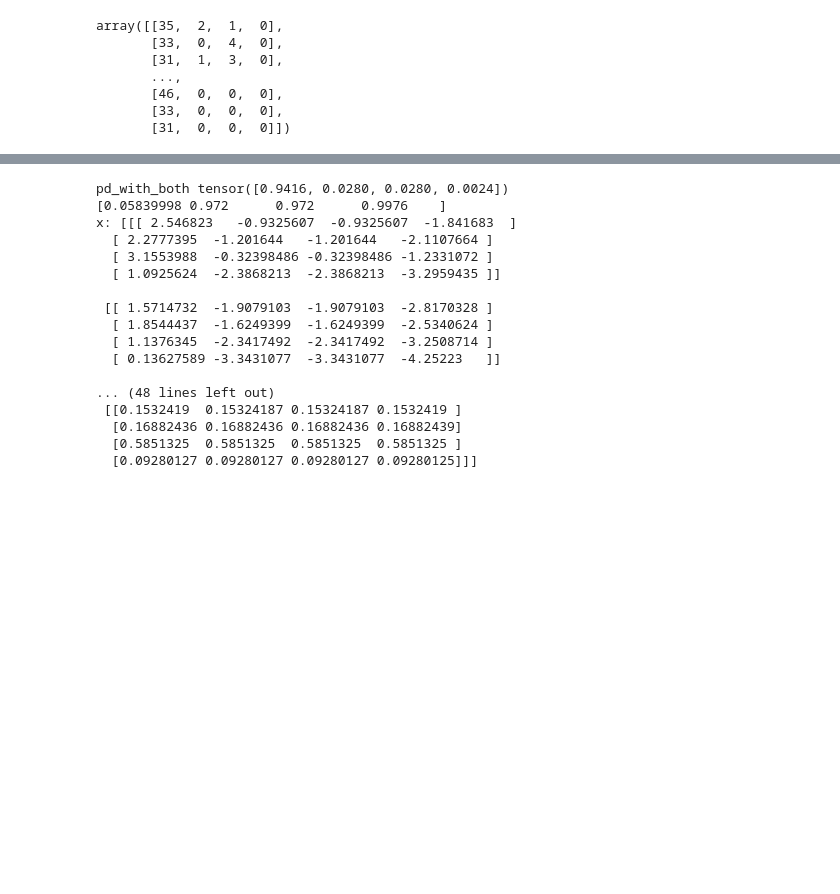
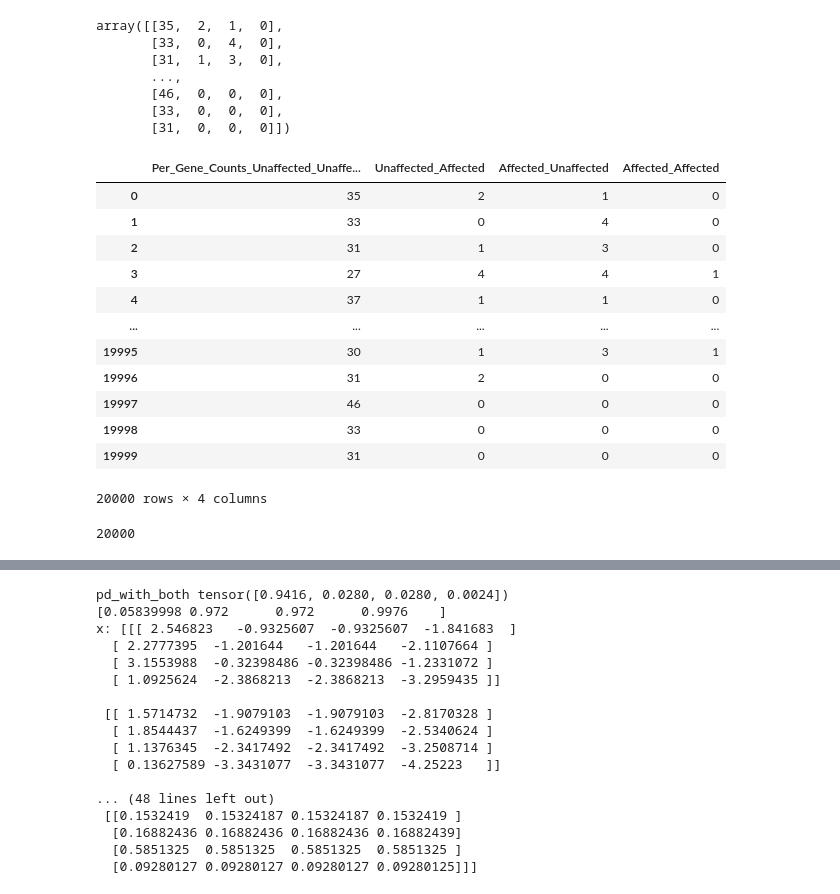
Before and after one commit to akotlar/multivariate-tada, a Jupyter notebook: project/sim5.ipynb, the cells around one changed output, grey strips where cells are left out. Cells and saved outputs as stored; diff of their text form; code cells hidden in the pictures; blank space fills up the shorter version.

```diff
--- a/project/sim5.ipynb
+++ b/project/sim5.ipynb
@@ -292,6 +225,26 @@ array([[35,  2,  1,  0],
        [46,  0,  0,  0],
        [33,  0,  0,  0],
        [31,  0,  0,  0]])
+# %%
+df
+# %% [output]
+|  | Per_Gene_Counts_Unaffected_Unaffe... | Unaffected_Affected | Affected_Unaffected | Affected_Affected |
+| 0 | 35 | 2 | 1 | 0 |
+| 1 | 33 | 0 | 4 | 0 |
+| 2 | 31 | 1 | 3 | 0 |
+| 3 | 27 | 4 | 4 | 1 |
+| 4 | 37 | 1 | 1 | 0 |
+| ... | ... | ... | ... | ... |
+| 19995 | 30 | 1 | 3 | 1 |
+| 19996 | 31 | 2 | 0 | 0 |
+| 19997 | 46 | 0 | 0 | 0 |
+| 19998 | 33 | 0 | 0 | 0 |
+| 19999 | 31 | 0 | 0 | 0 |
+20000 rows × 4 columns
+# %%
+len(stat_data_dave)
+# %% [output]
+20000
 # %%
 run_params_dave = {
     "data": stat_data_dave,
```
Also changed, not shown: parts of 42 cells of this notebook, 2 other files.
